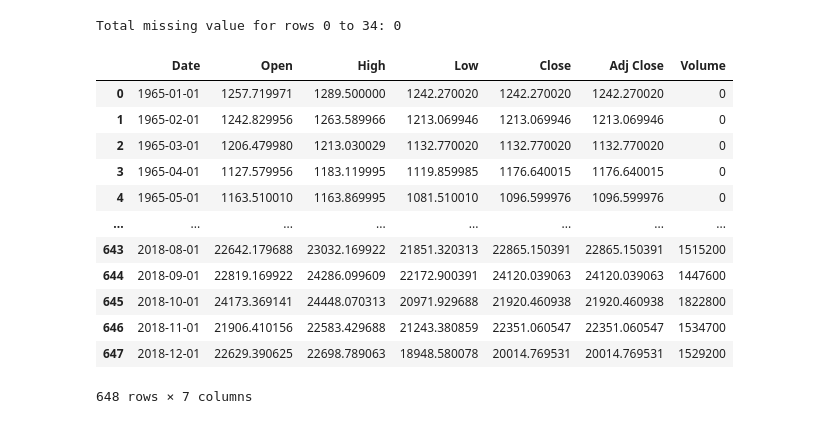
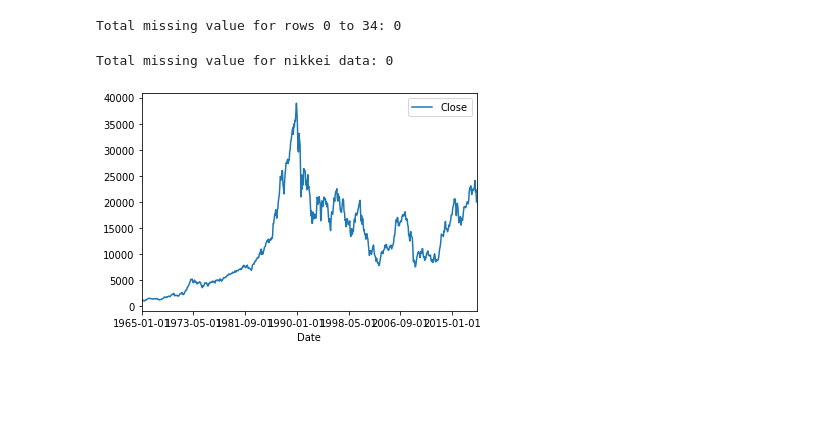
Before and after one commit to doodger/dataScience, a Jupyter notebook: finance.ipynb, the cells around one changed output. Drawn from its saved outputs; the diff is of its cells as text; code cells hidden in the pictures; blank space fills up the shorter version.

```diff
--- a/finance.ipynb
+++ b/finance.ipynb
@@ -704,23 +730,57 @@ print("Total missing value for rows 0 to 34:",jap_pop_df.loc[0:34].isnull().sum(
 jap_pop_df = jap_pop_df.loc[0:33] #row 34 is the total population and isn't needed
 # %% [output]
 Total missing value for rows 0 to 34: 0
-# %%
-#Japanese financial data
-
-#Nikkei data
-nikkei_df
-#print("Total missing value for nikkei data:",nikkei_df.isnull().sum().sum())
-# %% [output]
-|  | Date | Open | High | Low | Close | Adj Close | Volume |
-| 0 | 1965-01-01 | 1257.719971 | 1289.500000 | 1242.270020 | 1242.270020 | 1242.270020 | 0 |
-| 1 | 1965-02-01 | 1242.829956 | 1263.589966 | 1213.069946 | 1213.069946 | 1213.069946 | 0 |
-| 2 | 1965-03-01 | 1206.479980 | 1213.030029 | 1132.770020 | 1132.770020 | 1132.770020 | 0 |
-| 3 | 1965-04-01 | 1127.579956 | 1183.119995 | 1119.859985 | 1176.640015 | 1176.640015 | 0 |
-| 4 | 1965-05-01 | 1163.510010 | 1163.869995 | 1081.510010 | 1096.599976 | 1096.599976 | 0 |
-| ... | ... | ... | ... | ... | ... | ... | ... |
-| 643 | 2018-08-01 | 22642.179688 | 23032.169922 | 21851.320313 | 22865.150391 | 22865.150391 | 1515200 |
-| 644 | 2018-09-01 | 22819.169922 | 24286.099609 | 22172.900391 | 24120.039063 | 24120.039063 | 1447600 |
-| 645 | 2018-10-01 | 24173.369141 | 24448.070313 | 20971.929688 | 21920.460938 | 21920.460938 | 1822800 |
-| 646 | 2018-11-01 | 21906.410156 | 22583.429688 | 21243.380859 | 22351.060547 | 22351.060547 | 1534700 |
-| 647 | 2018-12-01 | 22629.390625 | 22698.789063 | 18948.580078 | 20014.769531 | 20014.769531 | 1529200 |
-648 rows × 7 columns
+# %%
+#Japanese financial data
+
+#Nikkei data
+nikkei_df
+print("Total missing value for nikkei data:",nikkei_df.isnull().sum().sum())
+
+#History of the Nikkei
+nikkei_df.plot.line(x="Date",y="Close")
+
+
+## Creating a joint dataset
+#Turning the monthly stock market data into annualized data to compare it with the population will be helpful
+#To do this a set of yearly statistics for the S&P data will be calculated and afterward both dataframes will be merged into one consolidated dataframe
+
+
+colAvgClose = [0]*54
+colYear = [0]*54
+colVolatility = [0]*54
+colVolume = [0]*54
+colYearlyPercentageVariation = [0]*54
+#populating each of the 59 years
+for i in range(54):
+  colAvgClose[i] = nikkei_df.loc[i:i+11,"Close"].mean() #yearly mean of closing price
+  colVolatility[i] = nikkei_df.loc[i:i+11,"Close"].std() #experiment to get the volatility in percentage
+  colVolume[i] = nikkei_df.loc[i:i+11,"Close"].mean()
+
+for i in range(1,54):#1960 has no previous year data and thus no percentage variation for now
+  colYearlyPercentageVariation[i] = 100*(colAvgClose[i]-colAvgClose[i-1])/colAvgClose[i-1]
+
+#Columns from the S&P set
+
+columns = []
+columns.append( ("year", [1965 + i for i in range(54)]) )
+columns.append( ("avgClose", colAvgClose) )
+columns.append( ("volatility", colVolatility) )
+columns.append( ("volume", colVolume) )
+columns.append( ("yearPctVar", colYearlyPercentageVariation))
+#Columns from the pop set
+pop_columns = ["0t4F","0t4M","5t9F","5t9M","10t14F","10t14M","15t19F","15t19M",
+               "20t24F","20t24M","25t29F","25t29M","30t34F", "30t34M","35t39F",
+                "35t39M","40t44F", "40t44M","45t49F","45t49M",
+           "50t54F","50t54M","55t59F","55t59M","60t64F", "60t64M","65t69F","65t69M",
+           "70t74F","70t74M",
+           "75t79F","75t79M","80pF","80pM"]
+for i in range(34):
+  columns.append( (pop_columns[i], pd.to_numeric(jap_pop_df.loc[i,"1965 [YR1965]":"2018 [YR2018]"]) ) ) #columns were being copied as object instead of numeric
+
+#creating the joint dataframe
+jap_merged_df = pd.DataFrame(dict(columns))
+jap_merged_df.index = [i for i in range(54)] #To get rid of inherited index names from jap_pop_df
+# %% [output]
+Total missing value for nikkei data: 0
+[figure, added]
```
Also changed, not shown: parts of 26 cells of this notebook.
